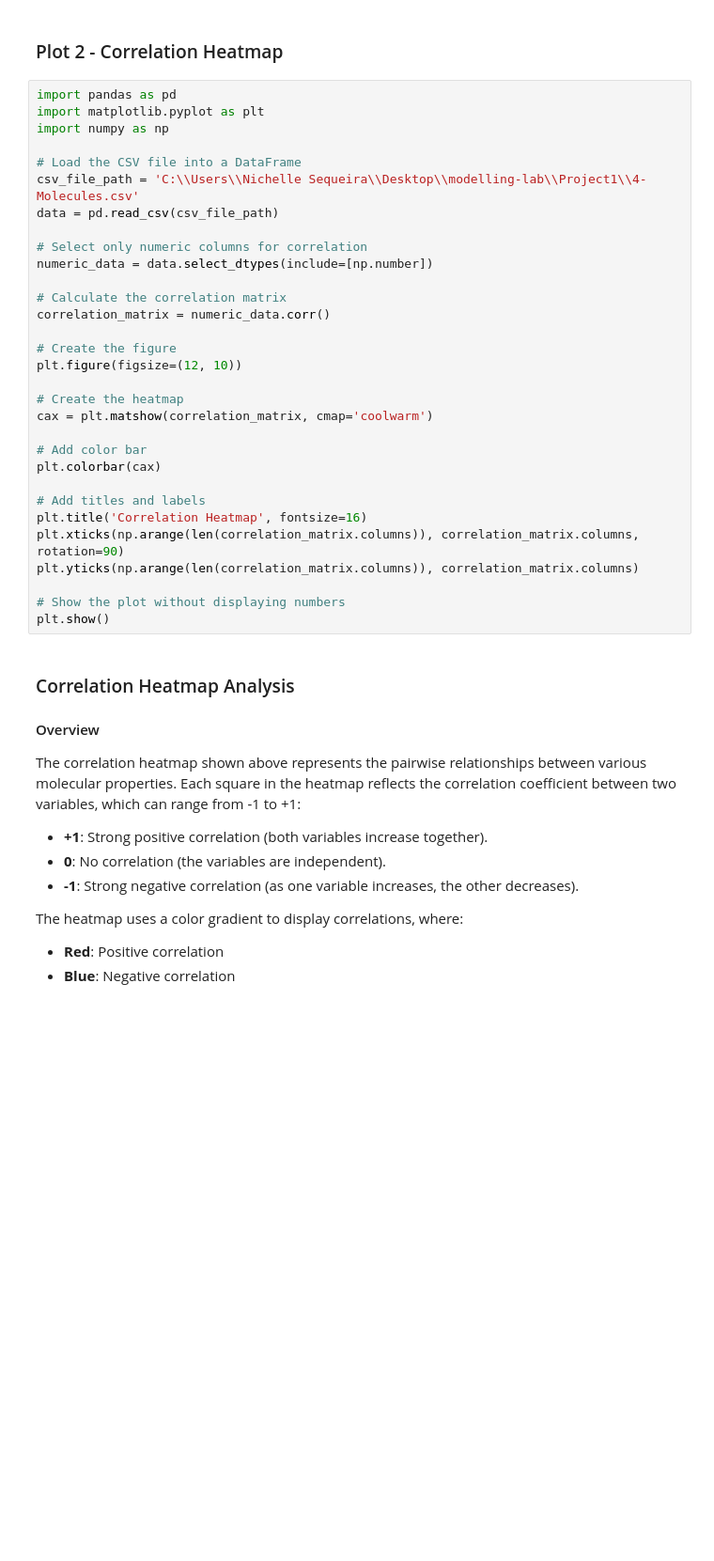
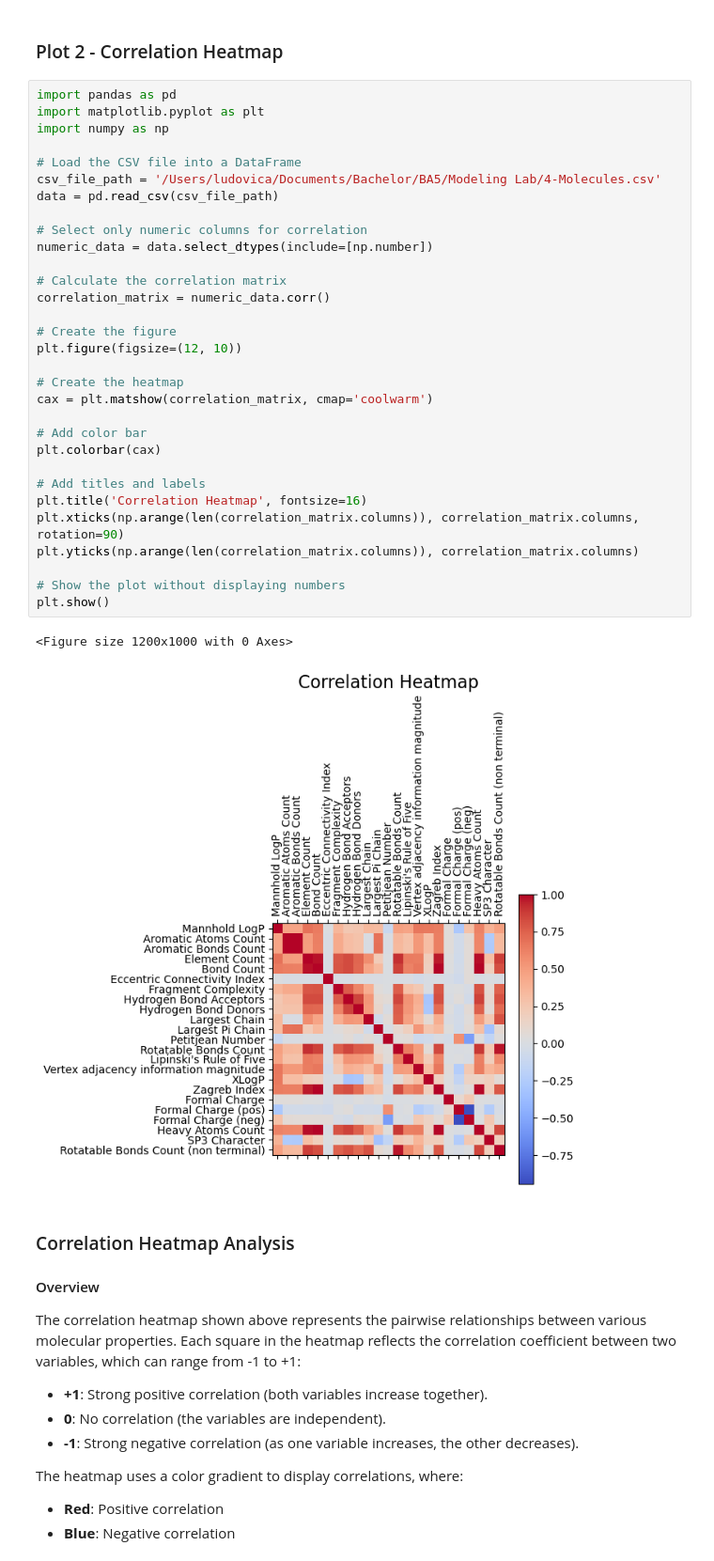
Before and after one commit to fracaludo/Group04, a Jupyter notebook: computationnalcarpentryGroup04.ipynb, the cells around one changed output. Shown at 94% size. Saved outputs shown, nothing was run; the diff lists cells and outputs as text; blank space fills up the shorter version.

```diff
--- a/computationnalcarpentryGroup04.ipynb
+++ b/computationnalcarpentryGroup04.ipynb
@@ -312,34 +315,37 @@ There is one noticeable exeption with a Mannhold LogP around 50 and a molar mass
 # %%
 import pandas as pd
 import matplotlib.pyplot as plt
 import numpy as np
 
 # Load the CSV file into a DataFrame
-csv_file_path = 'C:\\Users\\Nichelle Sequeira\\Desktop\\modelling-lab\\Project1\\4-Molecules.csv'
+csv_file_path = '/Users/ludovica/Documents/Bachelor/BA5/Modeling Lab/4-Molecules.csv'
 data = pd.read_csv(csv_file_path)
 
 # Select only numeric columns for correlation
 numeric_data = data.select_dtypes(include=[np.number])
 
 # Calculate the correlation matrix
 correlation_matrix = numeric_data.corr()
 
 # Create the figure
 plt.figure(figsize=(12, 10))
 
 # Create the heatmap
 cax = plt.matshow(correlation_matrix, cmap='coolwarm')
 
 # Add color bar
 plt.colorbar(cax)
 
 # Add titles and labels
 plt.title('Correlation Heatmap', fontsize=16)
 plt.xticks(np.arange(len(correlation_matrix.columns)), correlation_matrix.columns, rotation=90)
 plt.yticks(np.arange(len(correlation_matrix.columns)), correlation_matrix.columns)
 
 # Show the plot without displaying numbers
 plt.show()
+# %% [output]
+<Figure size 1200x1000 with 0 Axes>
+[figure, added]
 # %% [markdown]
 ### Correlation Heatmap Analysis
 
```
Also changed, not shown: parts of 1 cell of this notebook.
